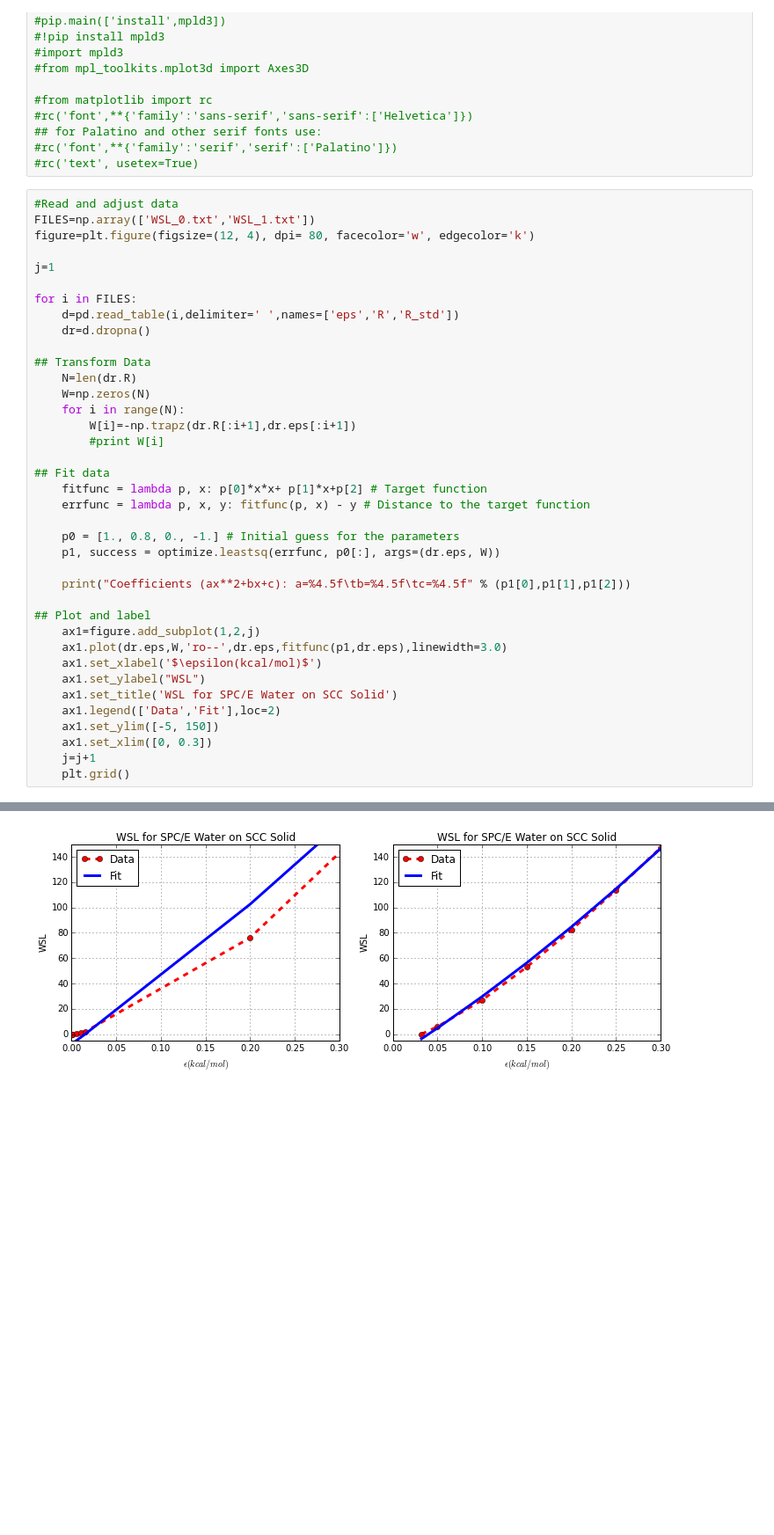
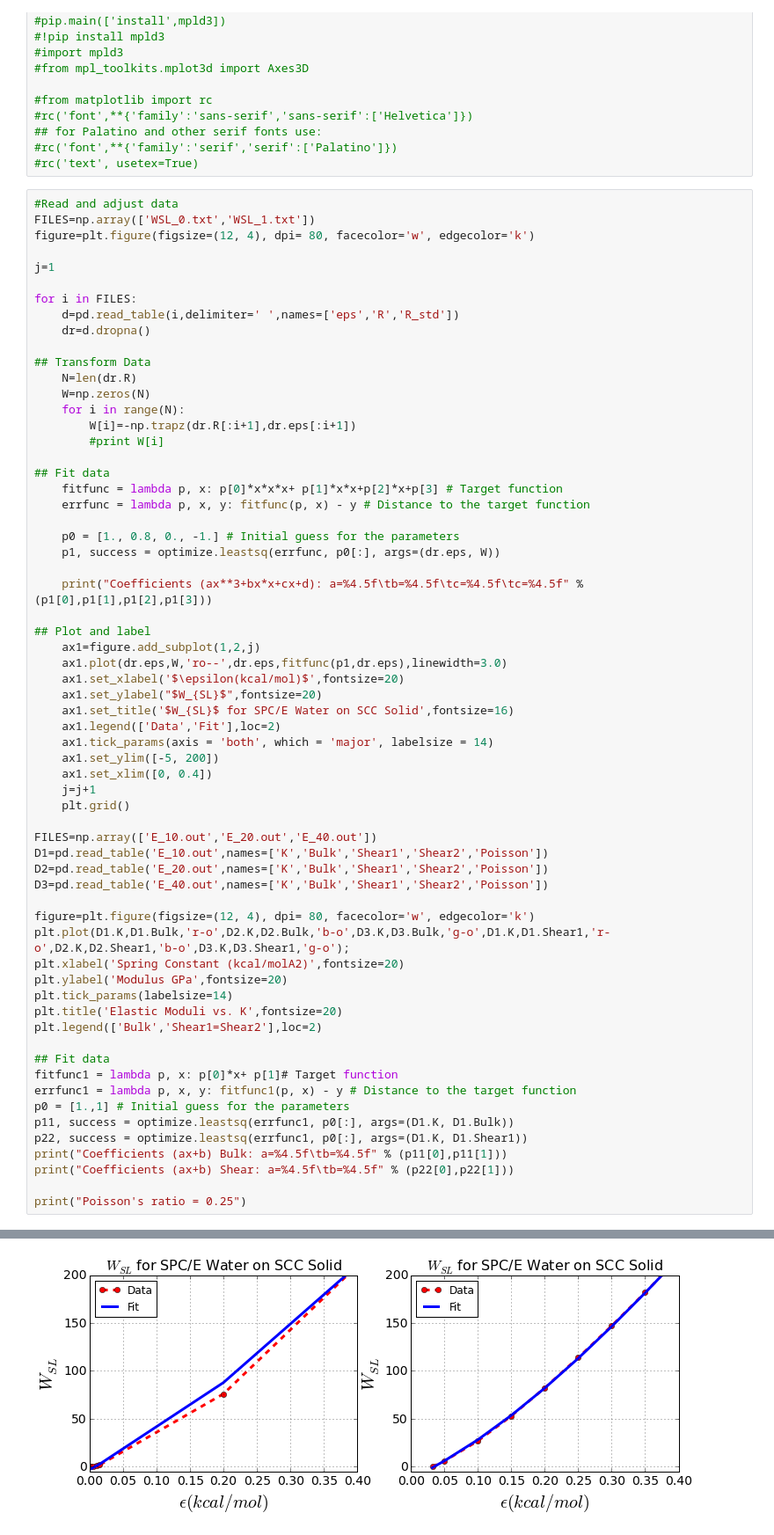
Before and after one commit to katrinleinweber/p8git, a Jupyter notebook: droplets.ipynb, the cells around one changed output, grey strips where cells are left out. Shown: that part at 88% size. Cells and saved outputs as stored; diff of their text form; blank space fills up the shorter version.

```diff
--- a/droplets.ipynb
+++ b/droplets.ipynb
@@ -135,23 +156,48 @@ for i in FILES:
         #print W[i]
 
 ## Fit data
-    fitfunc = lambda p, x: p[0]*x*x+ p[1]*x+p[2] # Target function
+    fitfunc = lambda p, x: p[0]*x*x*x+ p[1]*x*x+p[2]*x+p[3] # Target function
     errfunc = lambda p, x, y: fitfunc(p, x) - y # Distance to the target function
 
     p0 = [1., 0.8, 0., -1.] # Initial guess for the parameters
     p1, success = optimize.leastsq(errfunc, p0[:], args=(dr.eps, W))
 
-    print("Coefficients (ax**2+bx+c): a=%4.5f\tb=%4.5f\tc=%4.5f" % (p1[0],p1[1],p1[2]))
+    print("Coefficients (ax**3+bx*x+cx+d): a=%4.5f\tb=%4.5f\tc=%4.5f\tc=%4.5f" % (p1[0],p1[1],p1[2],p1[3]))
 
 ## Plot and label
     ax1=figure.add_subplot(1,2,j)
     ax1.plot(dr.eps,W,'ro--',dr.eps,fitfunc(p1,dr.eps),linewidth=3.0)
-    ax1.set_xlabel('$\epsilon(kcal/mol)$')
-    ax1.set_ylabel("WSL")
-    ax1.set_title('WSL for SPC/E Water on SCC Solid')
+    ax1.set_xlabel('$\epsilon(kcal/mol)$',fontsize=20)
+    ax1.set_ylabel("$W_{SL}$",fontsize=20)
+    ax1.set_title('$W_{SL}$ for SPC/E Water on SCC Solid',fontsize=16)
     ax1.legend(['Data','Fit'],loc=2)
-    ax1.set_ylim([-5, 150])
-    ax1.set_xlim([0, 0.3])
+    ax1.tick_params(axis = 'both', which = 'major', labelsize = 14)
+    ax1.set_ylim([-5, 200])
+    ax1.set_xlim([0, 0.4])
     j=j+1
     plt.grid()
+
+FILES=np.array(['E_10.out','E_20.out','E_40.out'])
+D1=pd.read_table('E_10.out',names=['K','Bulk','Shear1','Shear2','Poisson'])
+D2=pd.read_table('E_20.out',names=['K','Bulk','Shear1','Shear2','Poisson'])
+D3=pd.read_table('E_40.out',names=['K','Bulk','Shear1','Shear2','Poisson'])
+
+figure=plt.figure(figsize=(12, 4), dpi= 80, facecolor='w', edgecolor='k')
+plt.plot(D1.K,D1.Bulk,'r-o',D2.K,D2.Bulk,'b-o',D3.K,D3.Bulk,'g-o',D1.K,D1.Shear1,'r-o',D2.K,D2.Shear1,'b-o',D3.K,D3.Shear1,'g-o');
+plt.xlabel('Spring Constant (kcal/molA2)',fontsize=20)
+plt.ylabel('Modulus GPa',fontsize=20)
+plt.tick_params(labelsize=14)
+plt.title('Elastic Moduli vs. K',fontsize=20)
+plt.legend(['Bulk','Shear1=Shear2'],loc=2)
+
+## Fit data
+fitfunc1 = lambda p, x: p[0]*x+ p[1]# Target function
+errfunc1 = lambda p, x, y: fitfunc1(p, x) - y # Distance to the target function
+p0 = [1.,1] # Initial guess for the parameters
+p11, success = optimize.leastsq(errfunc1, p0[:], args=(D1.K, D1.Bulk))
+p22, success = optimize.leastsq(errfunc1, p0[:], args=(D1.K, D1.Shear1))
+print("Coefficients (ax+b) Bulk: a=%4.5f\tb=%4.5f" % (p11[0],p11[1]))
+print("Coefficients (ax+b) Shear: a=%4.5f\tb=%4.5f" % (p22[0],p22[1]))
+
+print("Poisson's ratio = 0.25")
 # %% [output]
@@ -160 +209 @@ Coefficients (ax**2+bx+c): a=346.90157  b=445.19839     c=-18.33773
-[figure, old version]
+[figure, new version]
```
Also changed, not shown: parts of 8 cells of this notebook, 4 other files.
